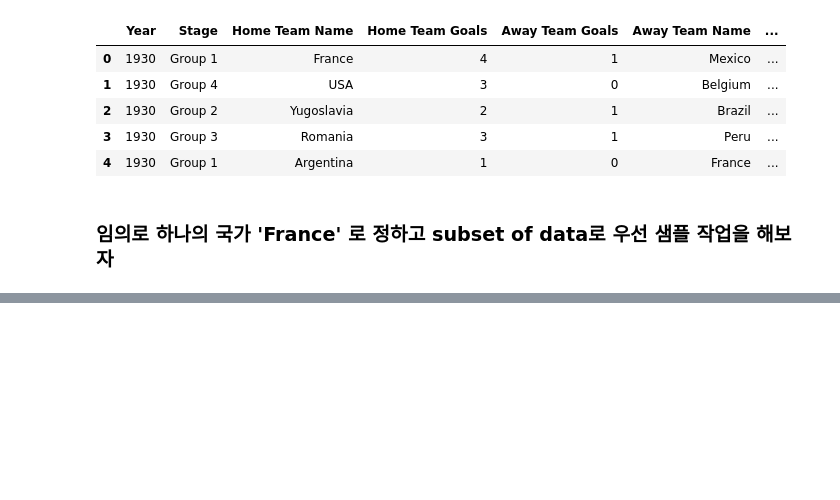
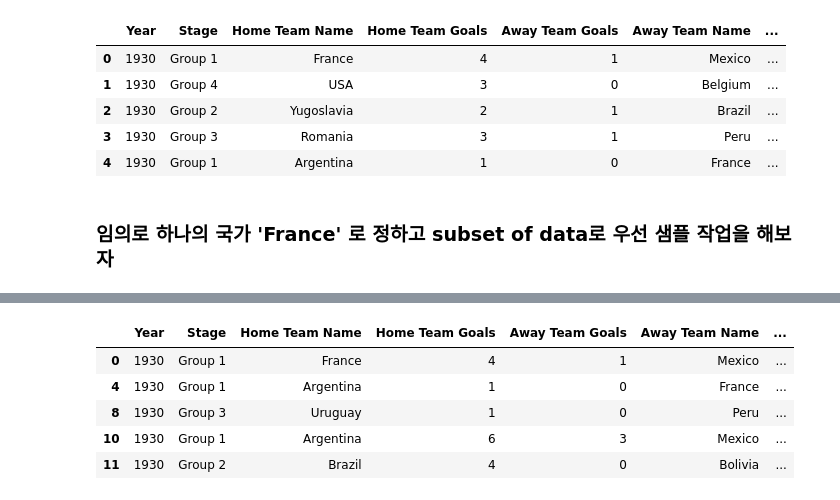
Before and after one commit to DSC-SCH/Predict_outcome_of_football_younghun, a Jupyter notebook: Worldcup_prediction.ipynb, the cells around one changed output, grey strips where cells are left out. Cells and saved outputs as stored; diff of their text form; code cells hidden in the pictures; blank space fills up the shorter version.

```diff
--- a/Worldcup_prediction.ipynb
+++ b/Worldcup_prediction.ipynb
@@ -154,0 +164,17 @@ plt.xticks(np.arange(min(france.Year), max(france.Year), 100))
+# %%
+# 2018년 월드컵 참가자 팀 리스트
+wc_teams = ['Australia', 'Iran', 'Japan', 'Korea Republic',
+           'Saudi Arabia', 'Egypt', 'Morocco', 'Nigeria',
+           'Senegal', 'Tunisia', 'Costa Rica', 'Mexico',
+           'Panama', 'Argentina', 'Brazil', 'Colombia',
+           'Peru', 'Uruguay', 'Belgium', 'Croatia',
+           'Denmakr', 'England', 'France', 'Germany',
+           'Iceland', 'Poland', 'Portgual', 'Russia',
+           'Serbia', 'Spain', 'Sweden', 'Switzerland']
+
+# 전체 원시 데이터에서 2018년 월드컵 참가국으로만 이루어진 데이터 프레임으로 축소
+df_teams_home = results[results['Home Team Name'].isin(wc_teams)]
+df_teams_away = results[results['Away Team Name'].isin(wc_teams)]
+df_teams = pd.concat((df_teams_home, df_teams_away))
+df_teams.drop_duplicates()
+df_teams.count()
@@ -154,0 +193,9 @@ plt.xticks(np.arange(min(france.Year), max(france.Year), 100))
+# %%
+df_teams.head()
+# %% [output]
+|  | Year | Stage | Home Team Name | Home Team Goals | Away Team Goals | Away Team Name | ... |
+| 0 | 1930 | Group 1 | France | 4 | 1 | Mexico | ... |
+| 4 | 1930 | Group 1 | Argentina | 1 | 0 | France | ... |
+| 8 | 1930 | Group 3 | Uruguay | 1 | 0 | Peru | ... |
+| 10 | 1930 | Group 1 | Argentina | 6 | 3 | Mexico | ... |
+| 11 | 1930 | Group 2 | Brazil | 4 | 0 | Bolivia | ... |
```
Also changed, not shown: parts of 10 cells of this notebook.
